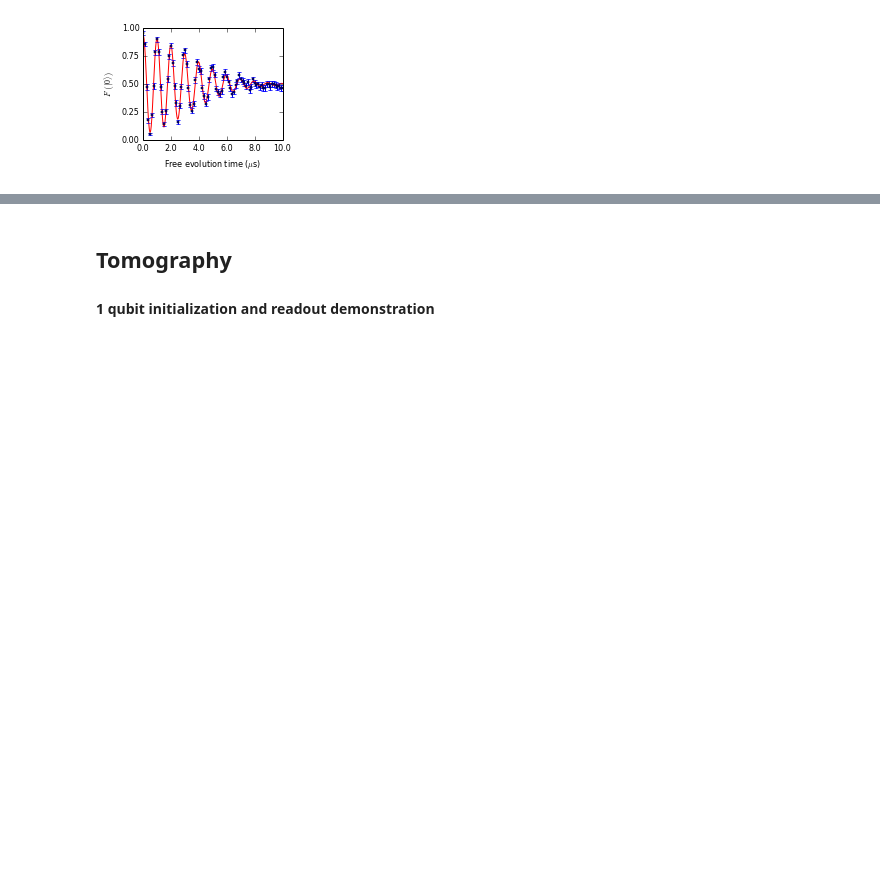
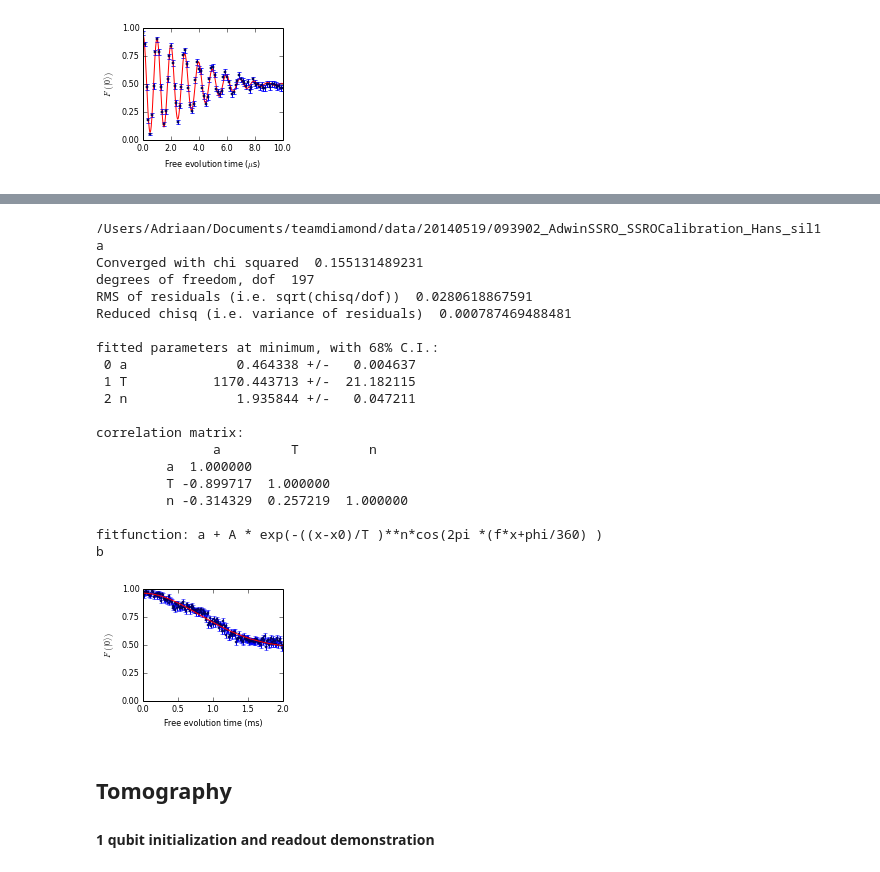
Before and after one commit to AdriaanRol/iPythonNotebooks, a Jupyter notebook: LT2/Master Thesis Figures Adriaan.ipynb, the cells around one changed output, grey strips where cells are left out. Cells and saved outputs as stored; diff of their text form; code cells hidden in the pictures; blank space fills up the shorter version.

Commit message:
Added analysis of T2 spin echo

```diff
--- a/LT2/Master Thesis Figures Adriaan.ipynb
+++ b/LT2/Master Thesis Figures Adriaan.ipynb
@@ -263,3 +260,37 @@ c
+# %%
+
+import carbon_ramsey_analysis as crT2
+reload(crT2)
+fr =crT2.Carbon_Ramsey(timestamp='20140405_123712',ssro_calib_timestamp= '20140519_093902',savename= 'spin_echo',
+                     frequency = 0, offset = 0.5, amplitude = 0.5,  decay_constant = 4e3, #xticks = [0,2e3,4e3,6e3,8e3,10e3],
+                     figsize = (2.5,2),fontsize = 8,scale_x_axis = 1e-3, x_units='ms',
+                     linewidth = 1,markersize =2,
+                     fixed =[1,2,5,6],
+                     phase =0, plot_fit = True, do_print = True, show_guess = False,print_info=False)
+
+#(offset, amplitude,x0, decay_constant,exponent,frequency ,phase )
+# %% [output]
+/Users/Adriaan/Documents/teamdiamond/data/20140519/093902_AdwinSSRO_SSROCalibration_Hans_sil1
+a
+Converged with chi squared  0.155131489231
+degrees of freedom, dof  197
+RMS of residuals (i.e. sqrt(chisq/dof))  0.0280618867591
+Reduced chisq (i.e. variance of residuals)  0.000787469488481
+
+fitted parameters at minimum, with 68% C.I.:
+ 0 a              0.464338 +/-   0.004637
+ 1 T           1170.443713 +/-  21.182115
+ 2 n              1.935844 +/-   0.047211
+
+correlation matrix:
+               a         T         n
+         a  1.000000
+         T -0.899717  1.000000
+         n -0.314329  0.257219  1.000000
+
+fitfunction: a + A * exp(-((x-x0)/T )**n*cos(2pi *(f*x+phi/360) )
+b
+[figure, added]
 # %% [markdown]
 ## Tomography
 #### 1 qubit initialization and readout demonstration
```
Also changed, not shown: parts of 1 cell of this notebook.
